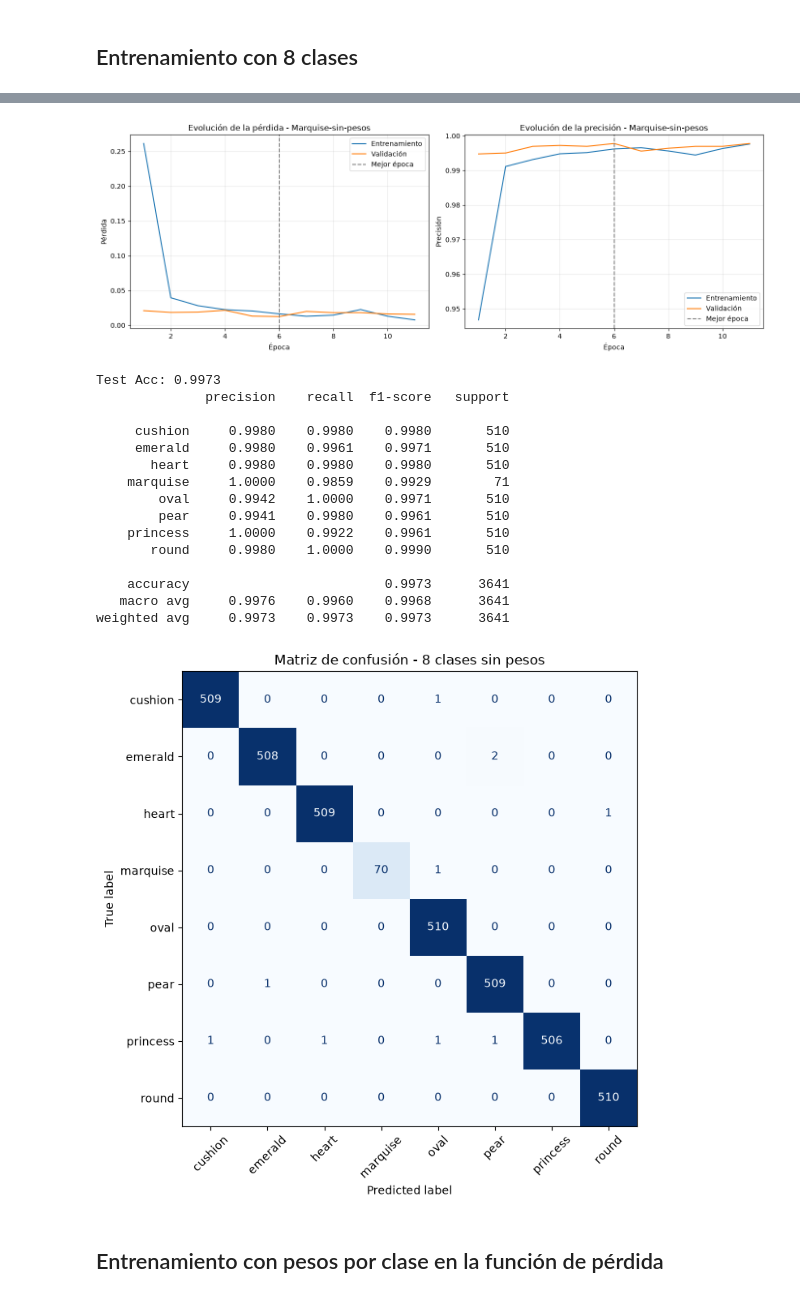
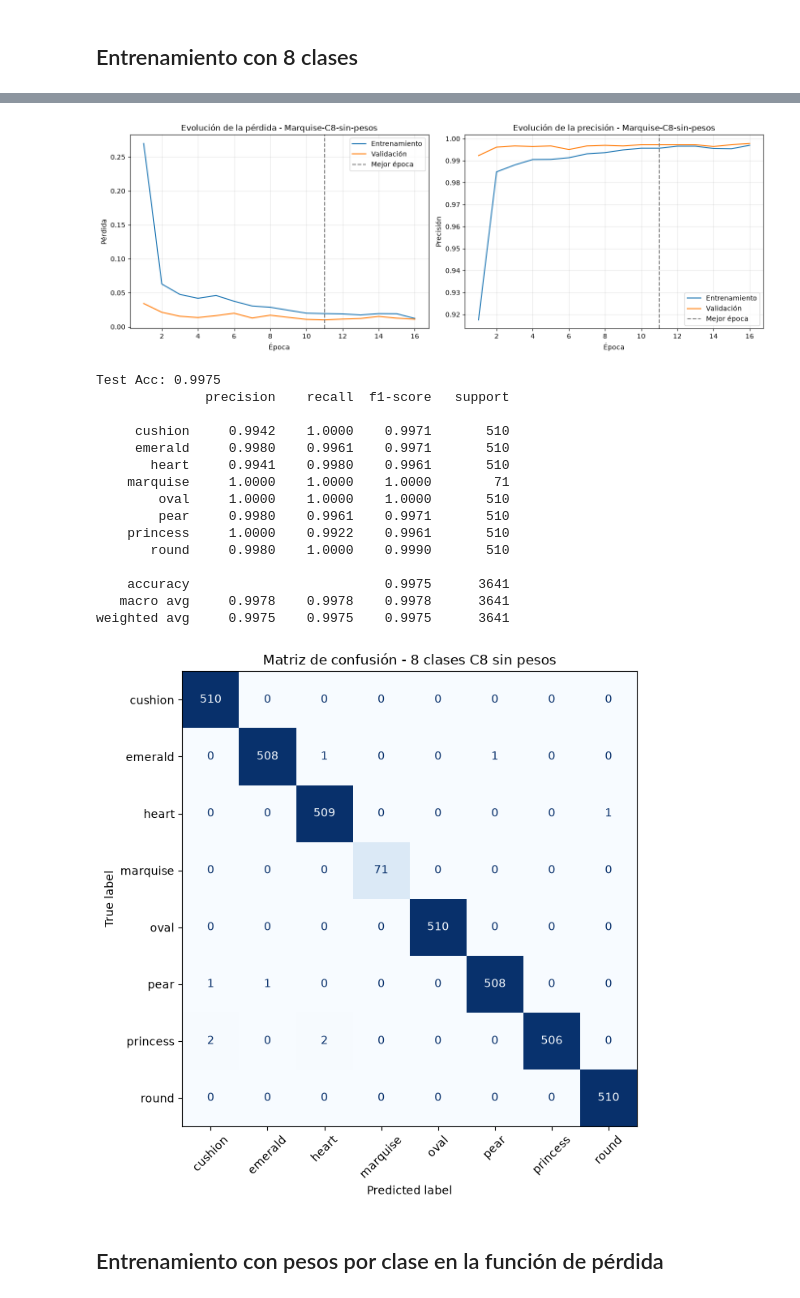
Before and after one commit to AprendizajeAutomaticoII/Practica-I, a Jupyter notebook: 7-marquise.ipynb, the cells around one changed output, grey strips where cells are left out. Saved outputs shown, nothing was run; the diff lists cells and outputs as text; code cells hidden in the pictures.

Commit message:
Marquise con la configuracion C8
Co-Authored-By: Claude Opus 5.5 <noreply@anthropic.com>

```diff
--- a/7-marquise.ipynb
+++ b/7-marquise.ipynb
@@ -24,9 +24,9 @@ mejor_configuracion = {
     'tam_lote': 64,
     'lr': 0.001,
     'filtros': (16, 32, 64),
-    'neuronas_fc': (128,),
-    'activacion': nn.ReLU,
-    'p_dropout': 0.25,
+    'neuronas_fc': (256, 128),
+    'activacion': nn.LeakyReLU,
+    'p_dropout': 0.5,
 }
 # %% [markdown]
 ## Creación del dataset con 8 clases
@@ -56,7 +56,7 @@ round     | training: 2373
 ## Entrenamiento con 8 clases
 # %%
 modelo_sin_pesos, historial_sin_pesos = ejecutar_configuracion(
-    'Marquise-sin-pesos', ruta_datos=ruta_datos_marquise, **mejor_configuracion)
+    'Marquise-C8-sin-pesos', ruta_datos=ruta_datos_marquise, **mejor_configuracion)
 
 y_real, y_pred_sin_pesos, _, acc_sin_pesos = evaluar(modelo_sin_pesos, dataloader_test)
 print(f'Test Acc: {acc_sin_pesos:.4f}')
@@ -78,24 +83,24 @@ Mejor época: 6 | Tiempo total: 212.2 segundos
-[figure, old version]
+[figure, new version]
-Test Acc: 0.9973
+Test Acc: 0.9975
               precision    recall  f1-score   support
 
-     cushion     0.9980    0.9980    0.9980       510
+     cushion     0.9942    1.0000    0.9971       510
      emerald     0.9980    0.9961    0.9971       510
-       heart     0.9980    0.9980    0.9980       510
-    marquise     1.0000    0.9859    0.9929        71
-        oval     0.9942    1.0000    0.9971       510
-        pear     0.9941    0.9980    0.9961       510
+       heart     0.9941    0.9980    0.9961       510
+    marquise     1.0000    1.0000    1.0000        71
+        oval     1.0000    1.0000    1.0000       510
+        pear     0.9980    0.9961    0.9971       510
     princess     1.0000    0.9922    0.9961       510
        round     0.9980    1.0000    0.9990       510
 
-    accuracy                         0.9973      3641
-   macro avg     0.9976    0.9960    0.9968      3641
-weighted avg     0.9973    0.9973    0.9973      3641
+    accuracy                         0.9975      3641
+   macro avg     0.9978    0.9978    0.9978      3641
+weighted avg     0.9975    0.9975    0.9975      3641
 # %%
-dibujar_matriz_confusion(y_real, y_pred_sin_pesos, clases, '8 clases sin pesos',
-                         'graficas/matriz_marquise-sin-pesos.png')
+dibujar_matriz_confusion(y_real, y_pred_sin_pesos, clases, '8 clases C8 sin pesos',
+                         'graficas/matriz_marquise-C8-sin-pesos.png')
 # %% [output]
-[figure, old version]
+[figure, new version]
 # %% [markdown]
 ## Entrenamiento con pesos por clase en la función de pérdida
 # %%
```
Also changed, not shown: parts of 5 cells of this notebook, 5 other files.
